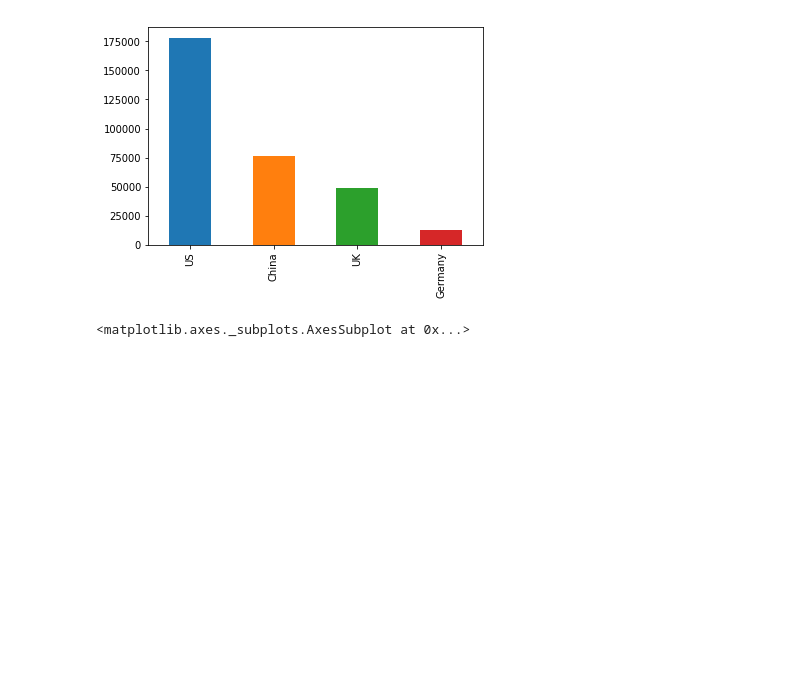
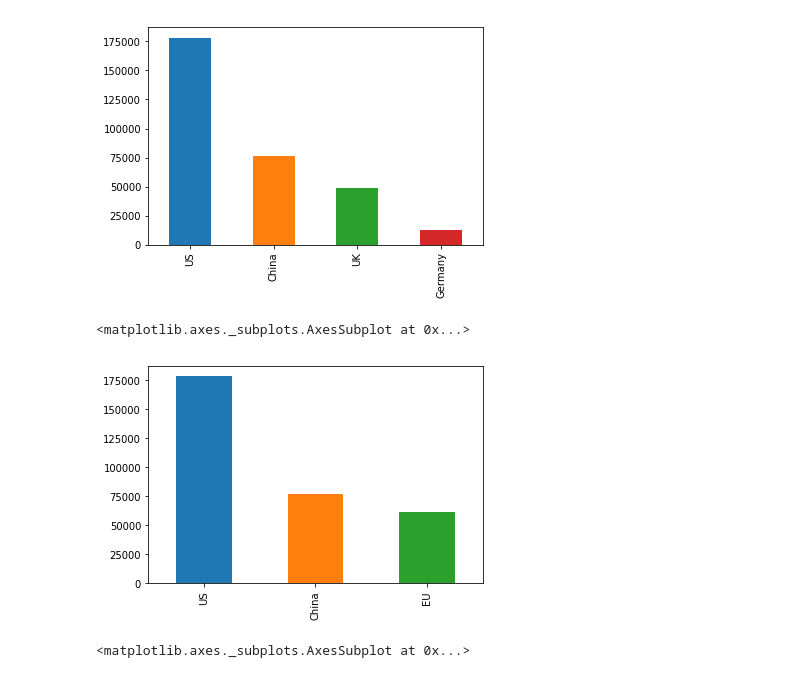
Before and after one commit to crazywiden/Leetcode_daily_submit, a Jupyter notebook: 20e/Conversion_data_20e.ipynb, the cells around one changed output. Drawn from its saved outputs; the diff is of its cells as text; code cells hidden in the pictures; blank space fills up the shorter version.

```diff
--- a/20e/Conversion_data_20e.ipynb
+++ b/20e/Conversion_data_20e.ipynb
@@ -52,6 +63,16 @@ df['country'].value_counts().plot(kind='bar')
 # %% [output]
 <matplotlib.axes._subplots.AxesSubplot at 0x...>
 [figure]
+# %%
+df['country_new'] = df['country']
+b = np.array(df['country_new'].values.tolist())
+df['country_new'] = np.where(b =="Germany" , "EU", b).tolist()
+b = np.array(df['country_new'].values.tolist())
+df['country_new'] = np.where(b =="UK" , "EU", b).tolist()
+df['country_new'].value_counts().plot(kind='bar')
+# %% [output]
+<matplotlib.axes._subplots.AxesSubplot at 0x...>
+[figure, added]
 # %%
 df['source'].value_counts().plot(kind='bar')
 # %% [output]
```
Also changed, not shown: parts of 40 cells of this notebook.
